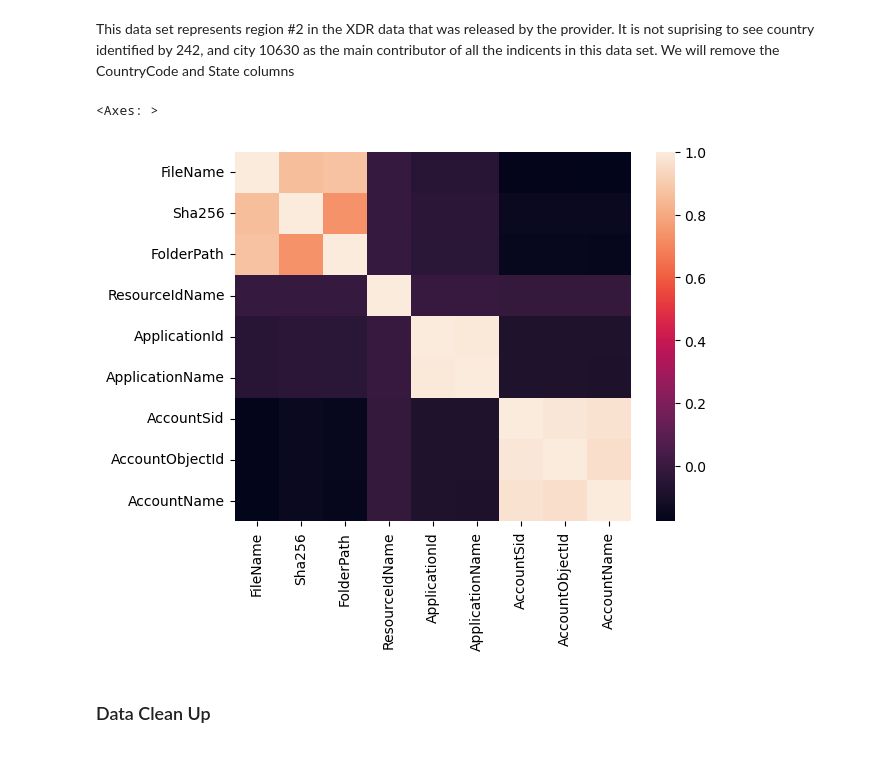
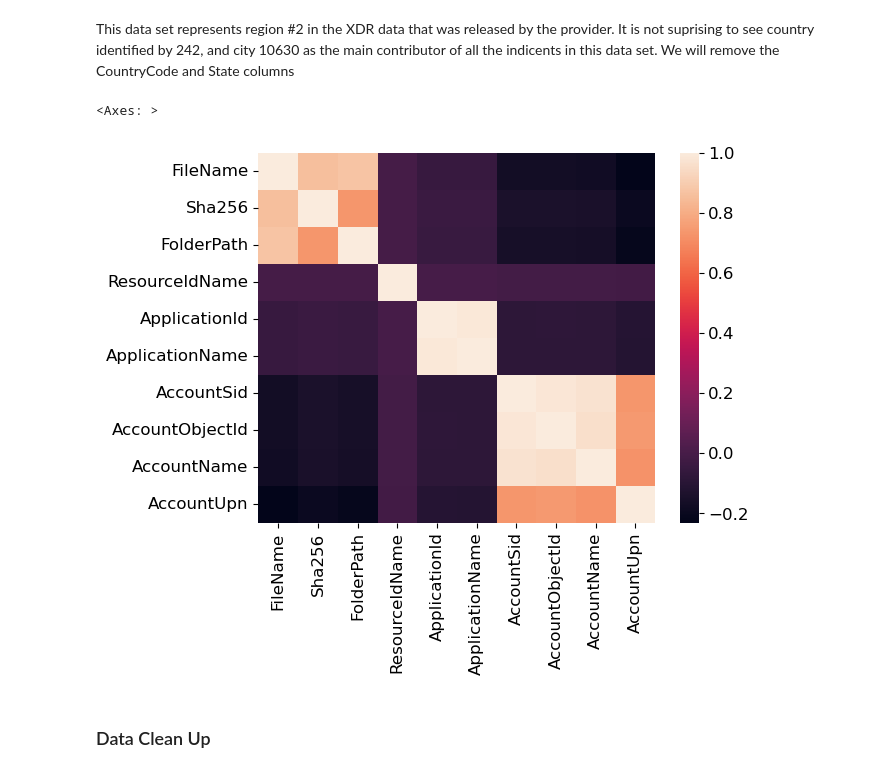
Before and after one commit to mgk2014/PCMLAI-CAPSTONE2, a Jupyter notebook: xdr.ipynb, the cells around one changed output. Saved outputs shown, nothing was run; the diff lists cells and outputs as text; code cells hidden in the pictures.

```diff
--- a/xdr.ipynb
+++ b/xdr.ipynb
@@ -506,11 +506,9 @@ This data set represents region #2 in the XDR data that was released by the prov
 drop_columns.append('State')
 drop_columns.append('CountryCode')
 # %%
-columns_fileresource_specifc = ['FileName', 'Sha256', 'FolderPath', 'ResourceIdName', 'ApplicationId', 'ApplicationName', 'AccountSid', 'AccountObjectId', 'AccountName']
+columns_fileresource_specifc = ['FileName', 'Sha256', 'FolderPath', 'ResourceIdName', 'ApplicationId', 'ApplicationName', 'AccountSid', 'AccountObjectId', 'AccountName', 'AccountUpn']
 sns.heatmap(df_train[columns_fileresource_specifc].corr())
-
-# File name, Sha256, FolderPath appear to be corelated to each other. We will revisit these after our basic models are built
 # %% [output]
 <Axes: >
-[figure, old version]
+[figure, new version]
 # %%
```
Also changed, not shown: parts of 39 cells of this notebook, 9 other files.
